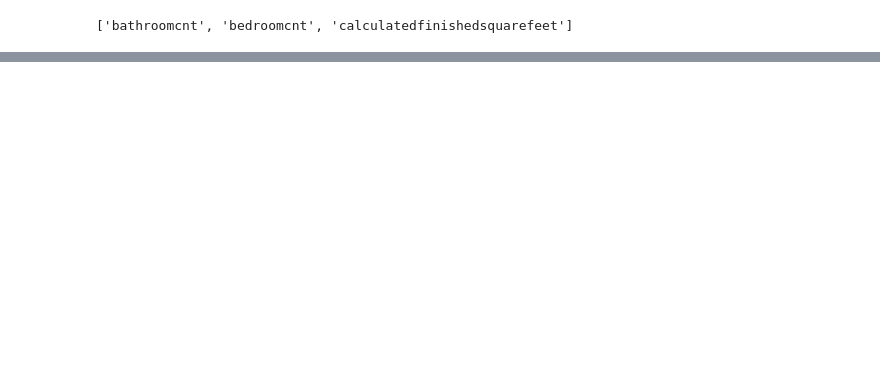
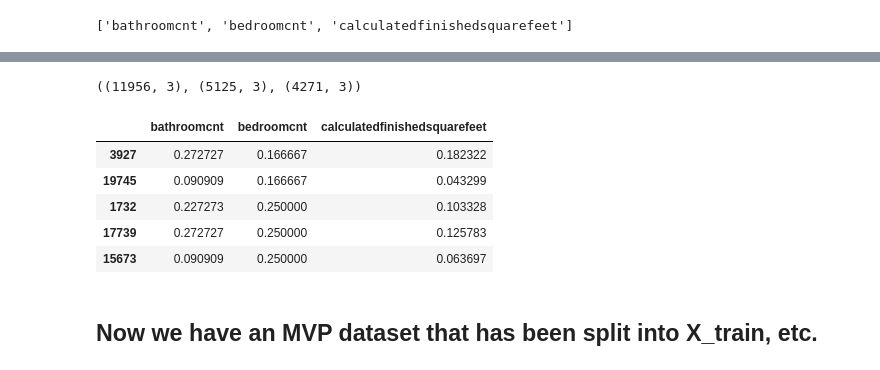
Before and after one commit to AAranda10/regression_project, a Jupyter notebook: luke_acquire_prep.ipynb, the cells around one changed output, grey strips where cells are left out. Saved outputs shown, nothing was run; the diff lists cells and outputs as text; code cells hidden in the pictures; blank space fills up the shorter version.

Commit message:
MVP scaled data

```diff
--- a/luke_acquire_prep.ipynb
+++ b/luke_acquire_prep.ipynb
@@ -302,2 +311,17 @@ numeric_cols
 # %%
 X_train_scaled, X_validate_scaled, X_test_scaled = luke_wrangle.min_max_scale(X_train, X_validate, X_test, numeric_cols)
+# %%
+X_train_scaled.shape, X_validate_scaled.shape, X_test_scaled.shape
+# %% [output]
+((11956, 3), (5125, 3), (4271, 3))
+# %%
+X_train_scaled.head()
+# %% [output]
+|  | bathroomcnt | bedroomcnt | calculatedfinishedsquarefeet |
+| 3927 | 0.272727 | 0.166667 | 0.182322 |
+| 19745 | 0.090909 | 0.166667 | 0.043299 |
+| 1732 | 0.227273 | 0.250000 | 0.103328 |
+| 17739 | 0.272727 | 0.250000 | 0.125783 |
+| 15673 | 0.090909 | 0.250000 | 0.063697 |
+# %% [markdown]
+## Now we have an MVP dataset that has been split into X_train, etc.
```
Also changed, not shown: parts of 6 cells of this notebook.
